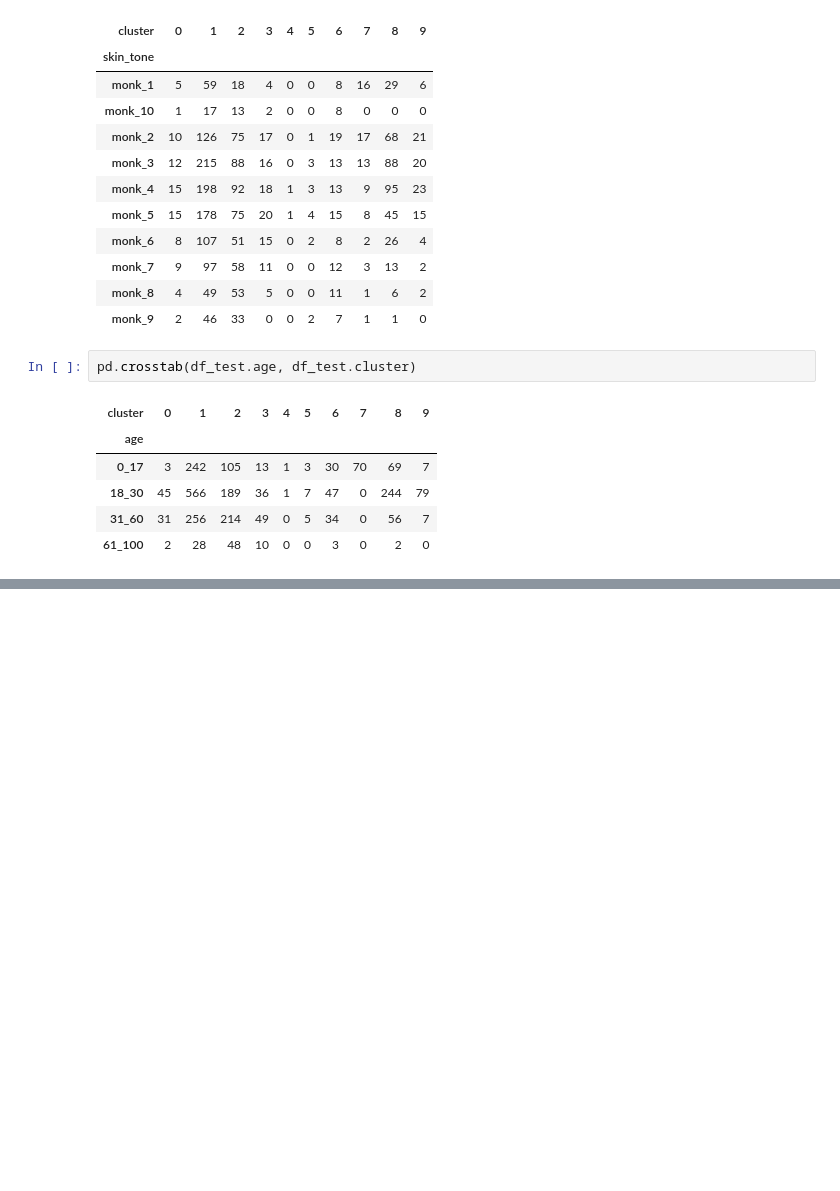
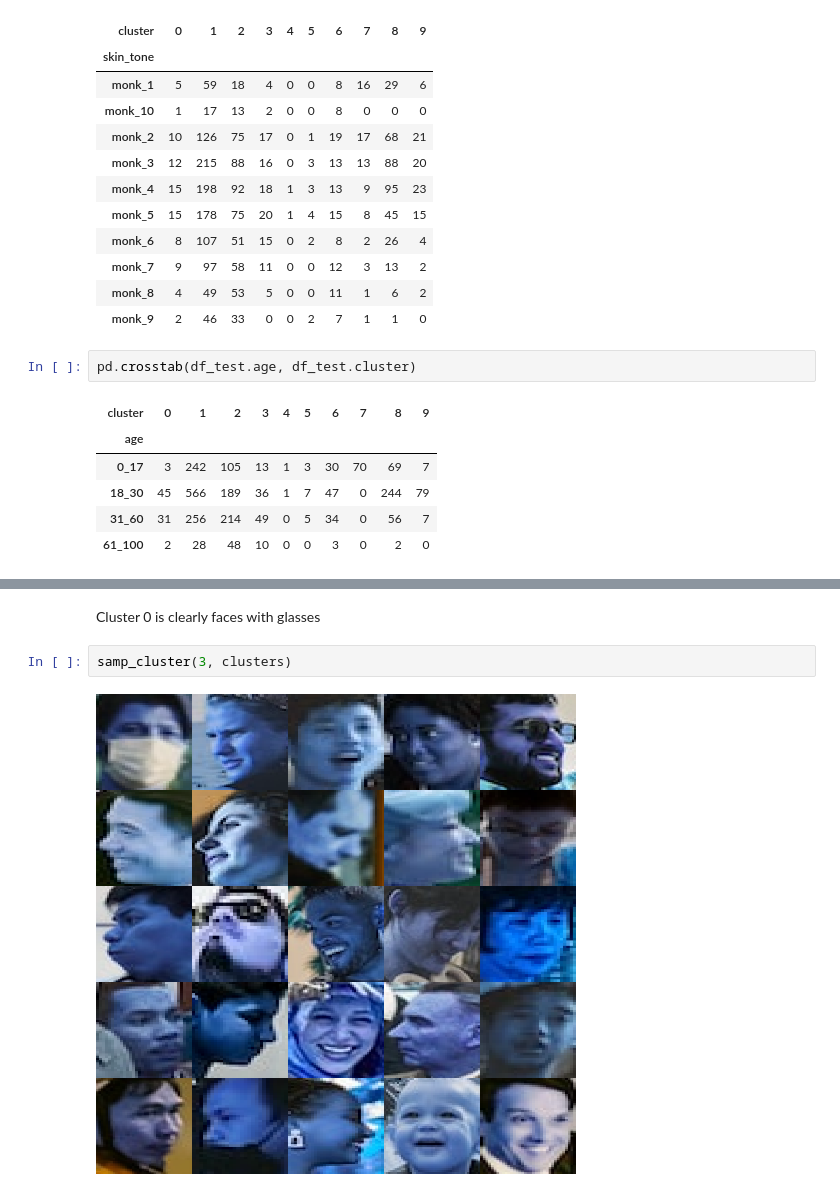
Before and after one commit to QuantumQuant/biased, a Jupyter notebook: unsupervised.ipynb, the cells around one changed output, grey strips where cells are left out. Saved outputs shown, nothing was run; the diff lists cells and outputs as text; blank space fills up the shorter version.

```diff
--- a/unsupervised.ipynb
+++ b/unsupervised.ipynb
@@ -166,0 +226,6 @@ df_labeled[['name','skin_tone', 'gender', 'age', 'cluster']].to_csv('clusters.cs
+# %% [markdown]
+Cluster 0 is clearly faces with glasses
+# %%
+samp_cluster(3, clusters)
+# %% [output]
+[figure, added]
```
Also changed, not shown: parts of 20 cells of this notebook.
